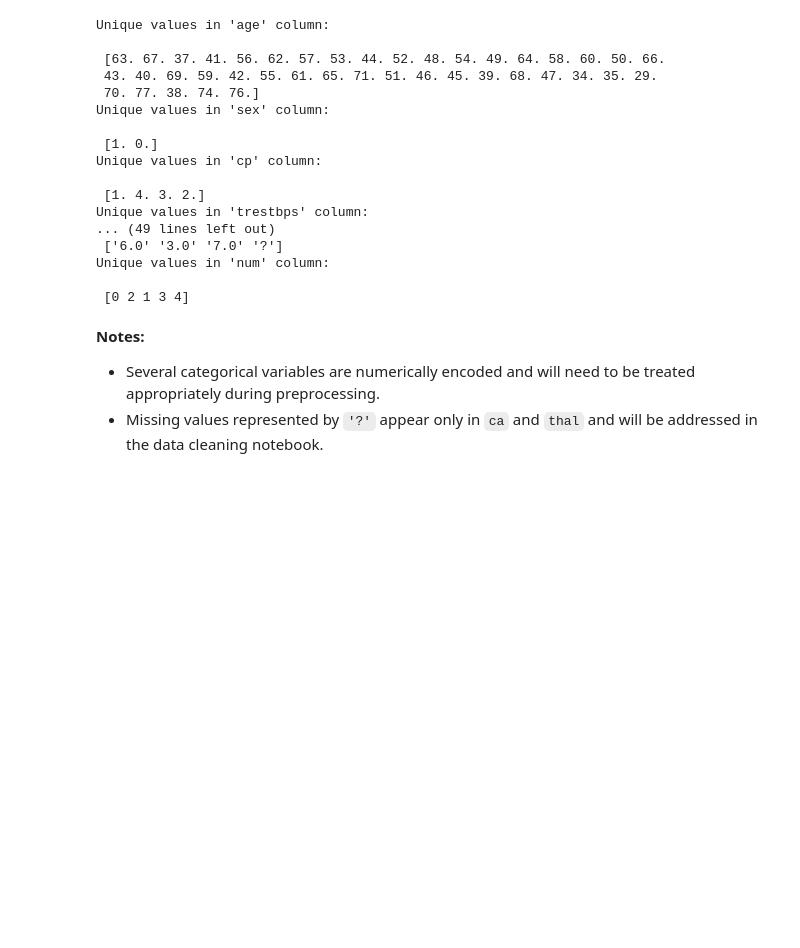
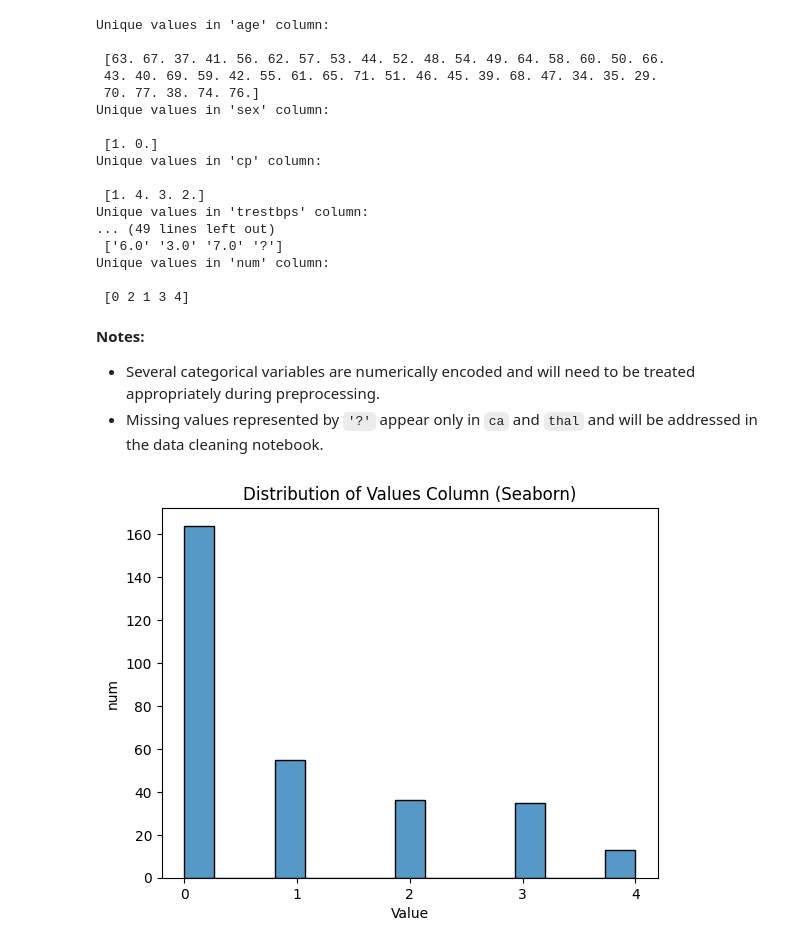
Before and after one commit to AakarshPatel/pytorch-heart-disease, a Jupyter notebook: 01_data_exploration.ipynb, the cells around one changed output. Cells and saved outputs as stored; diff of their text form; code cells hidden in the pictures; blank space fills up the shorter version.

Commit message:
Add feature and target visualizations with EDA observations

```diff
--- a/01_data_exploration.ipynb
+++ b/01_data_exploration.ipynb
@@ -197,0 +206,9 @@ Unique values in 'num' column:
+# %%
+sns.histplot(data['num'], kde=False, bins=15)
+plt.title('Distribution of Values Column (Seaborn)')
+plt.xlabel('Value')
+plt.ylabel('num')
+plt.xticks(ticks=[0,1,2,3,4])
+plt.show()
+# %% [output]
+[figure, added]
```
Also changed, not shown: parts of 18 cells of this notebook.
